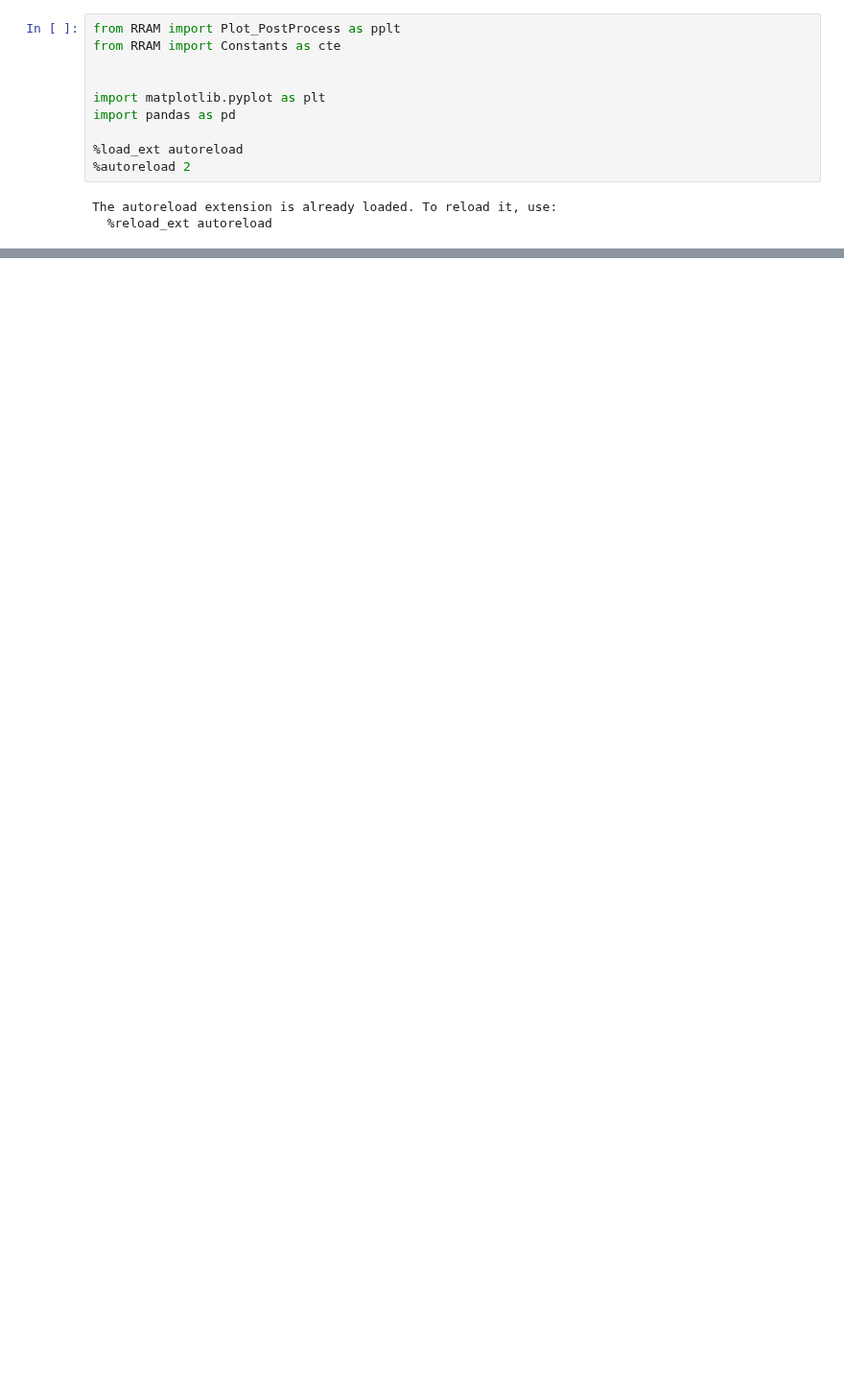
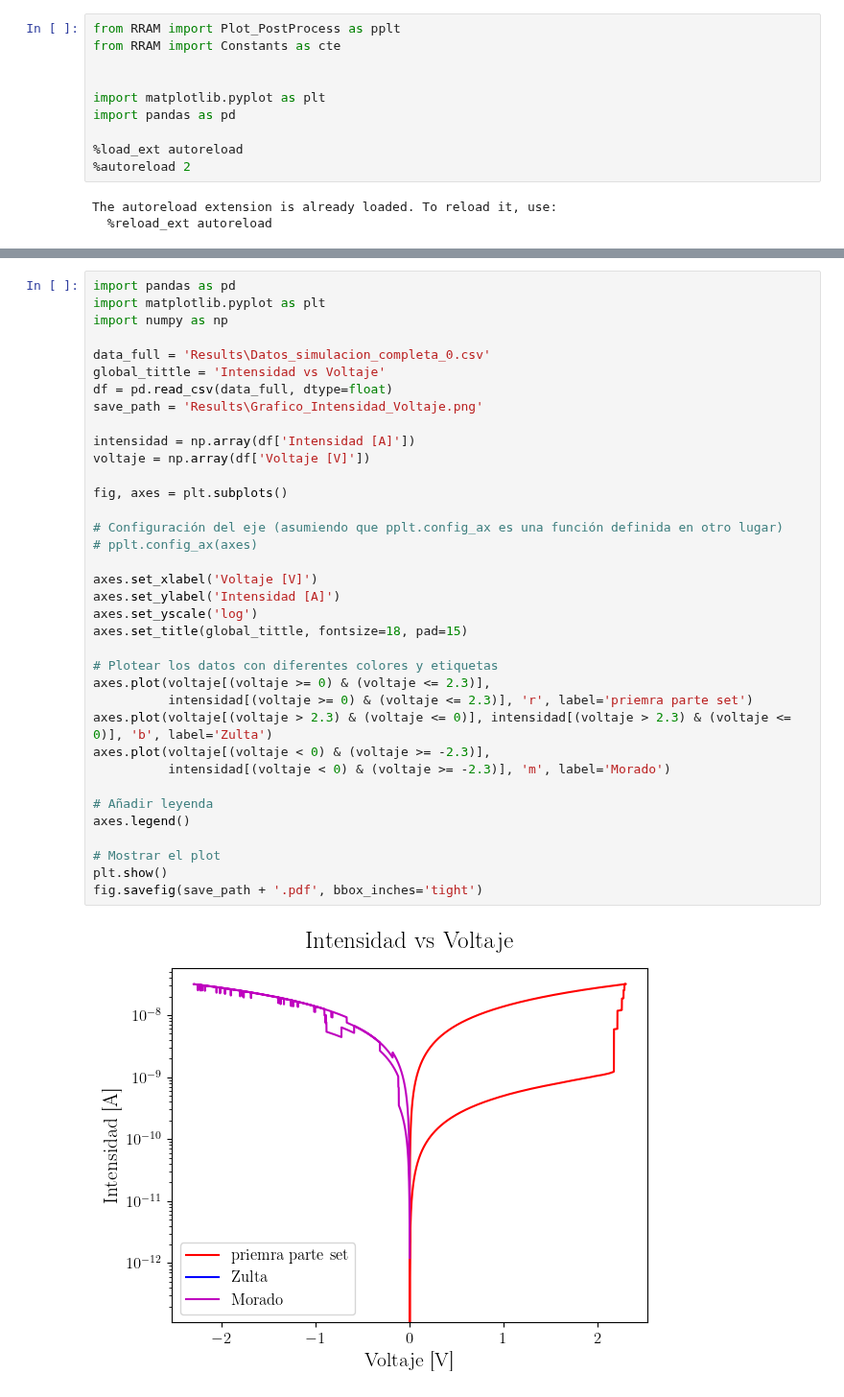
Before and after one commit to LabL4/RRAM_Simulation, a Jupyter notebook: plot_presentacion.ipynb, the cells around one changed output, grey strips where cells are left out. Shown at 96% size. Saved outputs shown, nothing was run; the diff lists cells and outputs as text; blank space fills up the shorter version.

```diff
--- a/plot_presentacion.ipynb
+++ b/plot_presentacion.ipynb
@@ -56,3 +85,41 @@ Intensidad:  [ 0.00000000e+00  0.00000000e+00  3.20205128e-15 ... -3.01916923e-0
+# %%
+import pandas as pd
+import matplotlib.pyplot as plt
+import numpy as np
+
+data_full = 'Results\Datos_simulacion_completa_0.csv'
+global_tittle = 'Intensidad vs Voltaje'
+df = pd.read_csv(data_full, dtype=float)
+save_path = 'Results\Grafico_Intensidad_Voltaje.png'
+
+intensidad = np.array(df['Intensidad [A]'])
+voltaje = np.array(df['Voltaje [V]'])
+
+fig, axes = plt.subplots()
+
+# Configuración del eje (asumiendo que pplt.config_ax es una función definida en otro lugar)
+# pplt.config_ax(axes)
+
+axes.set_xlabel('Voltaje [V]')
+axes.set_ylabel('Intensidad [A]')
+axes.set_yscale('log')
+axes.set_title(global_tittle, fontsize=18, pad=15)
+
+# Plotear los datos con diferentes colores y etiquetas
+axes.plot(voltaje[(voltaje >= 0) & (voltaje <= 2.3)],
+          intensidad[(voltaje >= 0) & (voltaje <= 2.3)], 'r', label='priemra parte set')
+axes.plot(voltaje[(voltaje > 2.3) & (voltaje <= 0)], intensidad[(voltaje > 2.3) & (voltaje <= 0)], 'b', label='Zulta')
+axes.plot(voltaje[(voltaje < 0) & (voltaje >= -2.3)],
+          intensidad[(voltaje < 0) & (voltaje >= -2.3)], 'm', label='Morado')
+
+# Añadir leyenda
+axes.legend()
+
+# Mostrar el plot
+plt.show()
+fig.savefig(save_path + '.pdf', bbox_inches='tight')
+# %% [output]
+[figure, added]
 # %%
 col_indices_x = 1
 col_indices_y = 2
```
Also changed, not shown: parts of 6 cells of this notebook, 13 other files.
